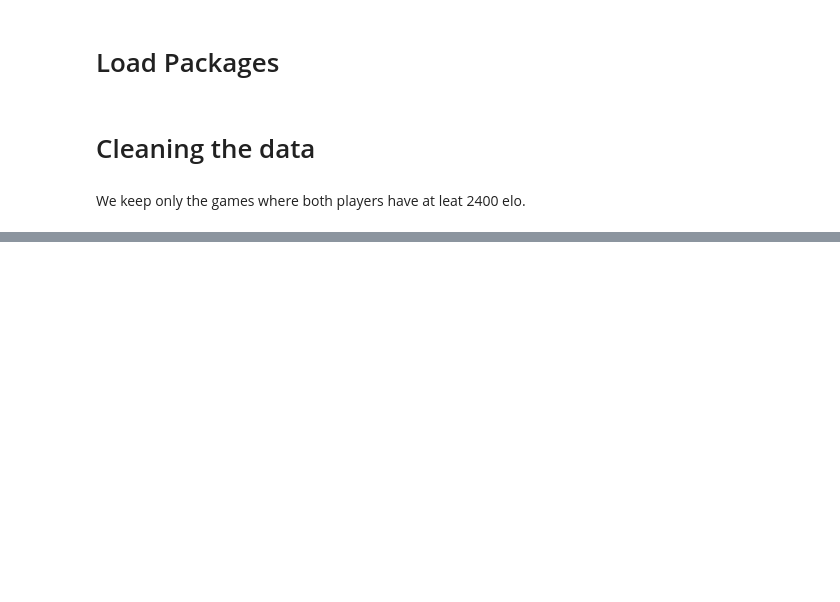
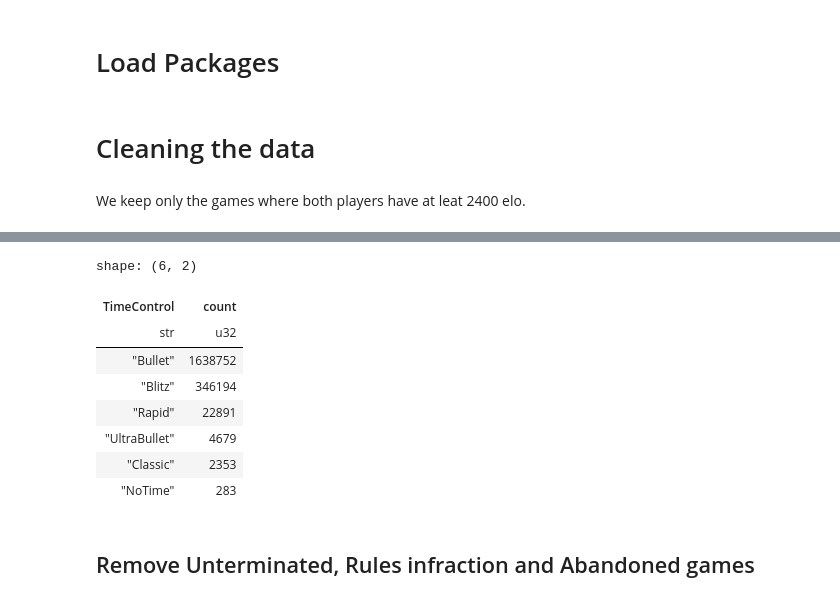
Before and after one commit to Dominika0202/Chess-opening-trainer, a Jupyter notebook: 1_data_cleaning.ipynb, the cells around one changed output, grey strips where cells are left out. Saved outputs shown, nothing was run; the diff lists cells and outputs as text; code cells hidden in the pictures; blank space fills up the shorter version.

```diff
--- a/1_data_cleaning.ipynb
+++ b/1_data_cleaning.ipynb
@@ -157,0 +178,16 @@ shape: (2_015_001, 9)
+# %%
+#check the result
+freq_time = df["TimeControl"].value_counts(sort = True)
+freq_time
+# %% [output]
+shape: (6, 2)
+| TimeControl | count |
+| str | u32 |
+| "Bullet" | 1638752 |
+| "Blitz" | 346194 |
+| "Rapid" | 22891 |
+| "UltraBullet" | 4679 |
+| "Classic" | 2353 |
+| "NoTime" | 283 |
+# %% [markdown]
+## Remove Unterminated, Rules infraction and Abandoned games
```
Also changed, not shown: parts of 15 cells of this notebook, 1 other file.
